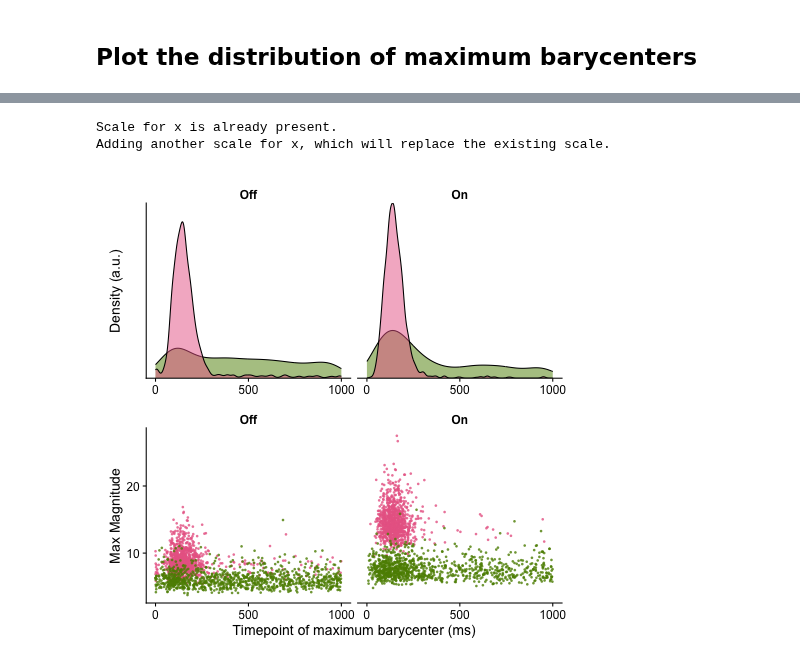
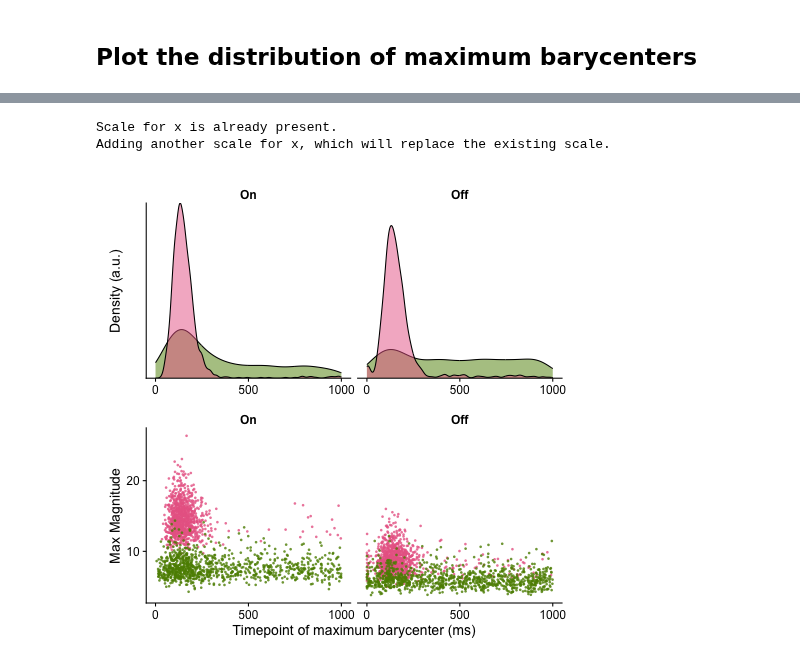
Before and after one commit to anniegbryant/MEG_functional_connectivity, a Jupyter notebook: modeling/CogitateModels.ipynb, the cells around one changed output, grey strips where cells are left out. Saved outputs shown, nothing was run; the diff lists cells and outputs as text; code cells hidden in the pictures.

```diff
--- a/modeling/CogitateModels.ipynb
+++ b/modeling/CogitateModels.ipynb
@@ -94,15 +96,15 @@ sigma = 0.005
 #### IIT model params
 n_nodes_IIT = 2
 tau_X_IIT = np.array([10, 20])
-W_v1_v1 = 0.1
-W_cs_v1 = 0.75
-W_v1_cs = 0.75
+W_VIS_VIS = 0.1
+W_cs_VIS = 0.75
+W_VIS_cs = 0.75
 W_cs_cs = 0.1
 
 g_IIT = 0.5 # weak adaptation
 
-W_IIT = np.array([[W_v1_v1, W_v1_cs],
-              [W_cs_v1, W_cs_cs]])
+W_IIT = np.array([[W_VIS_VIS, W_VIS_cs],
+              [W_cs_VIS, W_cs_cs]])
 
 IIT_net = network_model(n_nodes_IIT,W_IIT,tau_X_IIT,tau_H,arousal,g_IIT,sigma)
 
@@ -137,9 +139,9 @@ stim_onset = int(500 / DT)
 stim_offset = int(1500 / DT)
 
 #### IIT input params
-v1_lesion = 0
+VIS_lesion = 0
 cs_lesion = 0
-lesion_IIT = np.array([v1_lesion, cs_lesion])
+lesion_IIT = np.array([VIS_lesion, cs_lesion])
 
 IIT_input = network_input(n_nodes_IIT, stim_onset, burnin, stim_offset, sim_length, lesion_IIT)
 
@@ -183,7 +185,7 @@ else:
 
 
 # Preprocessing: remove burn-in and perform baseline subtraction
-v1 = X_IIT[0,burnin:] - np.mean(X_IIT[0,burnin:stim_onset+burnin])
+VIS = X_IIT[0,burnin:] - np.mean(X_IIT[0,burnin:stim_onset+burnin])
 CS_IIT = X_IIT[1,burnin:] - np.mean(X_IIT[0,burnin:stim_onset+burnin])
 
 PFC = np.squeeze(np.mean(X_GNWT[1:,burnin:],axis=0) - np.mean(np.mean(X_GNWT[1:,burnin:stim_onset+burnin], axis=1, keepdims=True)))
@@ -410,38 +367,42 @@ max_barycenter_df.head()
 # %%
-%%R -i max_barycenter_df
+%%R -i max_barycenter_res_across_noise_values
 
-bary_max_density_plot <- max_barycenter_df %>%
+bary_max_density_plot <- max_barycenter_res_across_noise_values %>%
+    filter(Noise==1) %>%
+    mutate(Stim = factor(Stim, levels=c("On", "Off"))) %>%
     ggplot(data=., mapping=aes(x=Max_Time, fill=Model)) +
     scale_fill_manual(values=c("IIT" = "#e96893", "GNWT" = "#5b8c00"))  +
     scale_x_continuous(expand=c(0,0)) +
     scale_y_continuous(expand=c(0,0)) +
     geom_density(alpha=0.5) +
     facet_grid(. ~ Stim, scales="free") +
     ylab("Density (a.u.)") +
     xlab("Timepoint of maximum barycenter (ms)") +
     theme(axis.text.y = element_blank(),
           axis.ticks.y = element_blank(),
           legend.position="none",
           strip.background = element_blank(),
             strip.text.x = element_text(face='bold'),
             strip.text.y = element_text(angle=0, face='bold'))
 
-bary_max_scatter_plot <- max_barycenter_df %>%
+bary_max_scatter_plot <- max_barycenter_res_across_noise_values %>%
+    filter(Noise==1) %>%
+    mutate(Stim = factor(Stim, levels=c("On", "Off"))) %>%
     ggplot(data=., mapping=aes(x=Max_Time, y=Max_Value, color=Model)) +
     geom_point(stroke=0, alpha=0.8, size=1.25) +
     facet_grid(. ~ Stim, scales="free")  +
     scale_color_manual(values=c("IIT" = "#e96893", "GNWT" = "#5b8c00"))  +
     ylab("Max Magnitude") +
     xlab("Timepoint of maximum barycenter (ms)")  +
     theme(legend.position="none",
           strip.background = element_blank(),
             strip.text.x = element_text(face='bold'),
             strip.text.y = element_text(angle=0, face='bold'))
 
 wrap_plots(list(bary_max_density_plot, bary_max_scatter_plot), ncol=1) +
       plot_layout(axis_titles = "collect", guides = "collect") &
       scale_x_continuous(breaks=c(0, 500, 1000), limits=c(0, 1000))
 # %% [output]
 Scale for x is already present.
 Adding another scale for x, which will replace the existing scale.
-[figure, old version]
+[figure, new version]
```
Also changed, not shown: parts of 7 cells of this notebook, 35 other files.
